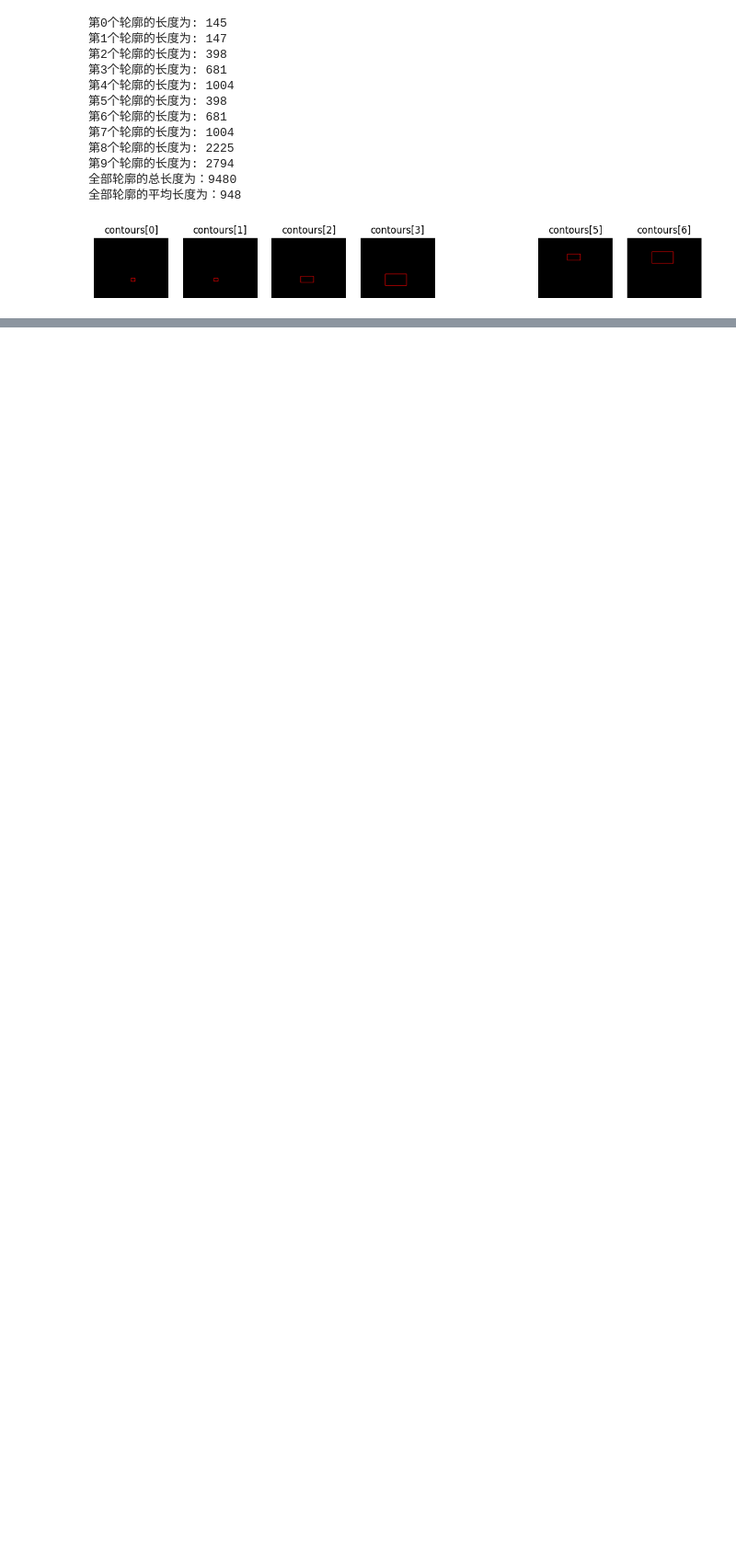
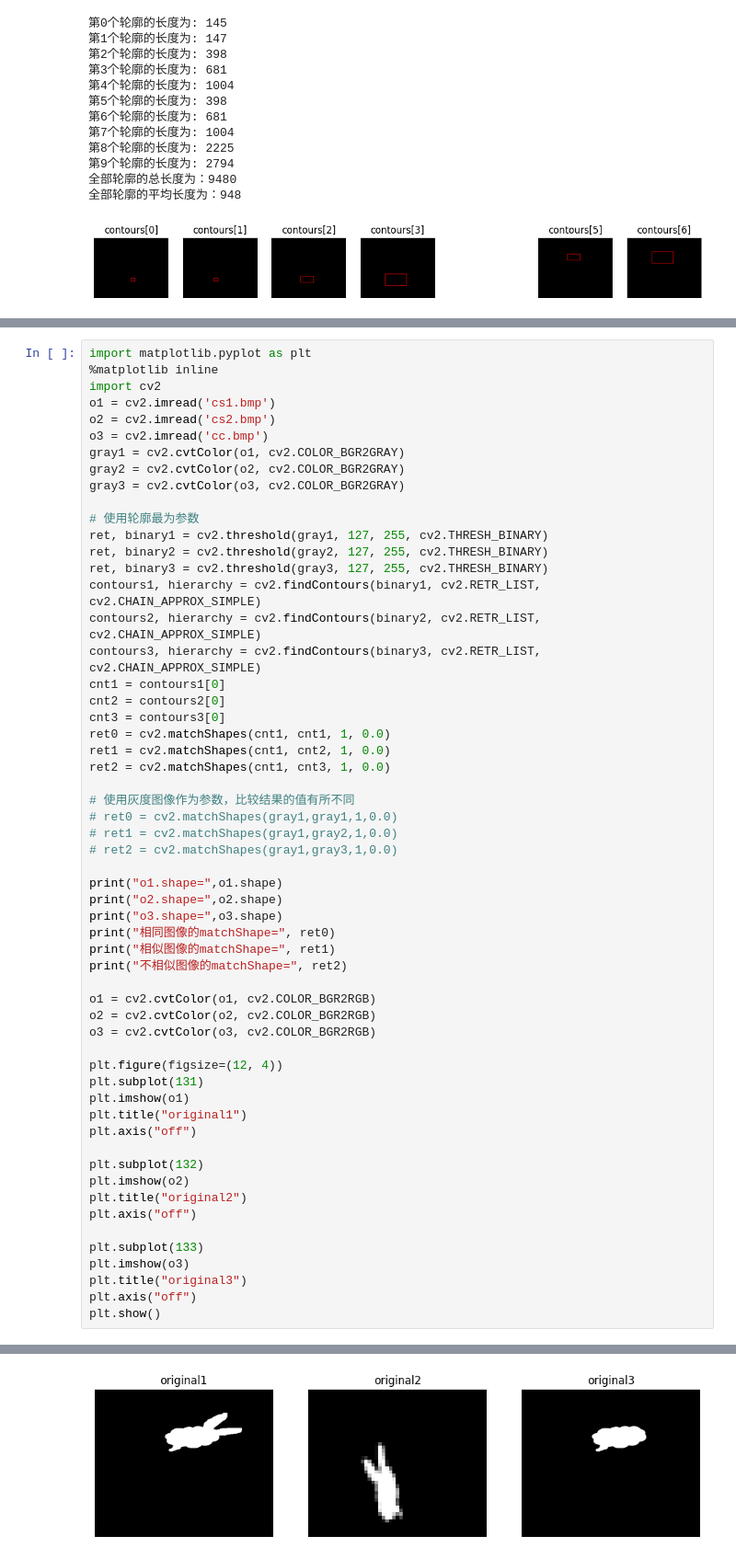
Before and after one commit to MercuryHaipeng/Getting-Started-with-OpenCV-Python-Edition-2nd-Edition-, a Jupyter notebook: Chapter 12/12-1.ipynb, the cells around one changed output, grey strips where cells are left out. Shown at 92% size. Saved outputs shown, nothing was run; the diff lists cells and outputs as text; blank space fills up the shorter version.

```diff
--- a/Chapter 12/12-1.ipynb
+++ b/Chapter 12/12-1.ipynb
@@ -196,0 +209,58 @@ plt.show()
+# %%
+import matplotlib.pyplot as plt
+%matplotlib inline
+import cv2
+o1 = cv2.imread('cs1.bmp')
+o2 = cv2.imread('cs2.bmp')
+o3 = cv2.imread('cc.bmp')
+gray1 = cv2.cvtColor(o1, cv2.COLOR_BGR2GRAY)
+gray2 = cv2.cvtColor(o2, cv2.COLOR_BGR2GRAY)
+gray3 = cv2.cvtColor(o3, cv2.COLOR_BGR2GRAY)
+
+# 使用轮廓最为参数
+ret, binary1 = cv2.threshold(gray1, 127, 255, cv2.THRESH_BINARY)
+ret, binary2 = cv2.threshold(gray2, 127, 255, cv2.THRESH_BINARY)
+ret, binary3 = cv2.threshold(gray3, 127, 255, cv2.THRESH_BINARY)
+contours1, hierarchy = cv2.findContours(binary1, cv2.RETR_LIST, cv2.CHAIN_APPROX_SIMPLE)
+contours2, hierarchy = cv2.findContours(binary2, cv2.RETR_LIST, cv2.CHAIN_APPROX_SIMPLE)
+contours3, hierarchy = cv2.findContours(binary3, cv2.RETR_LIST, cv2.CHAIN_APPROX_SIMPLE)
+cnt1 = contours1[0]
+cnt2 = contours2[0]
+cnt3 = contours3[0]
+ret0 = cv2.matchShapes(cnt1, cnt1, 1, 0.0)
+ret1 = cv2.matchShapes(cnt1, cnt2, 1, 0.0)
+ret2 = cv2.matchShapes(cnt1, cnt3, 1, 0.0)
+
+# 使用灰度图像作为参数，比较结果的值有所不同
+# ret0 = cv2.matchShapes(gray1,gray1,1,0.0)
+# ret1 = cv2.matchShapes(gray1,gray2,1,0.0)
+# ret2 = cv2.matchShapes(gray1,gray3,1,0.0)
+
+print("o1.shape=",o1.shape)
+print("o2.shape=",o2.shape)
+print("o3.shape=",o3.shape)
+print("相同图像的matchShape=", ret0)
+print("相似图像的matchShape=", ret1)
+print("不相似图像的matchShape=", ret2)
+
+o1 = cv2.cvtColor(o1, cv2.COLOR_BGR2RGB)
+o2 = cv2.cvtColor(o2, cv2.COLOR_BGR2RGB)
+o3 = cv2.cvtColor(o3, cv2.COLOR_BGR2RGB)
+
+plt.figure(figsize=(12, 4))
+plt.subplot(131)
+plt.imshow(o1)
+plt.title("original1")
+plt.axis("off")
+
+plt.subplot(132)
+plt.imshow(o2)
+plt.title("original2")
+plt.axis("off")
+
+plt.subplot(133)
+plt.imshow(o3)
+plt.title("original3")
+plt.axis("off")
+plt.show()
+# %% [output]
@@ -196,0 +273 @@ plt.show()
+[figure, added]
```
Also changed, not shown: parts of 7 cells of this notebook, 4 other files.
